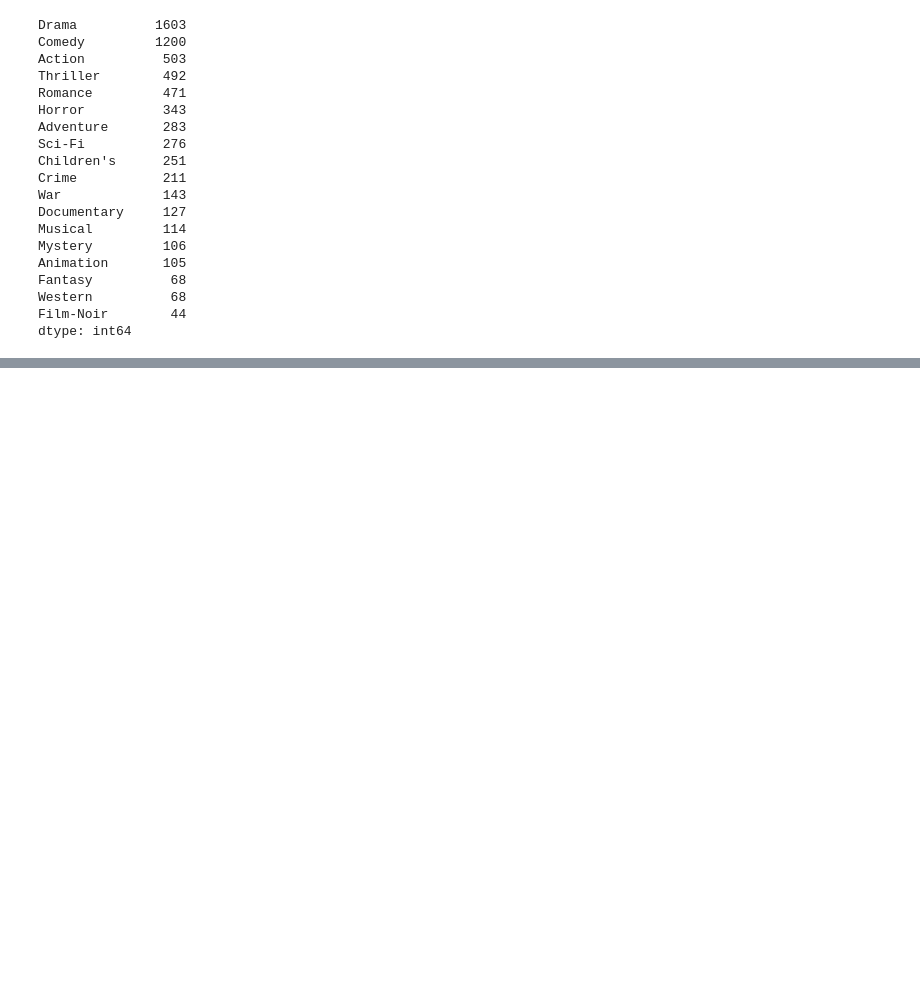
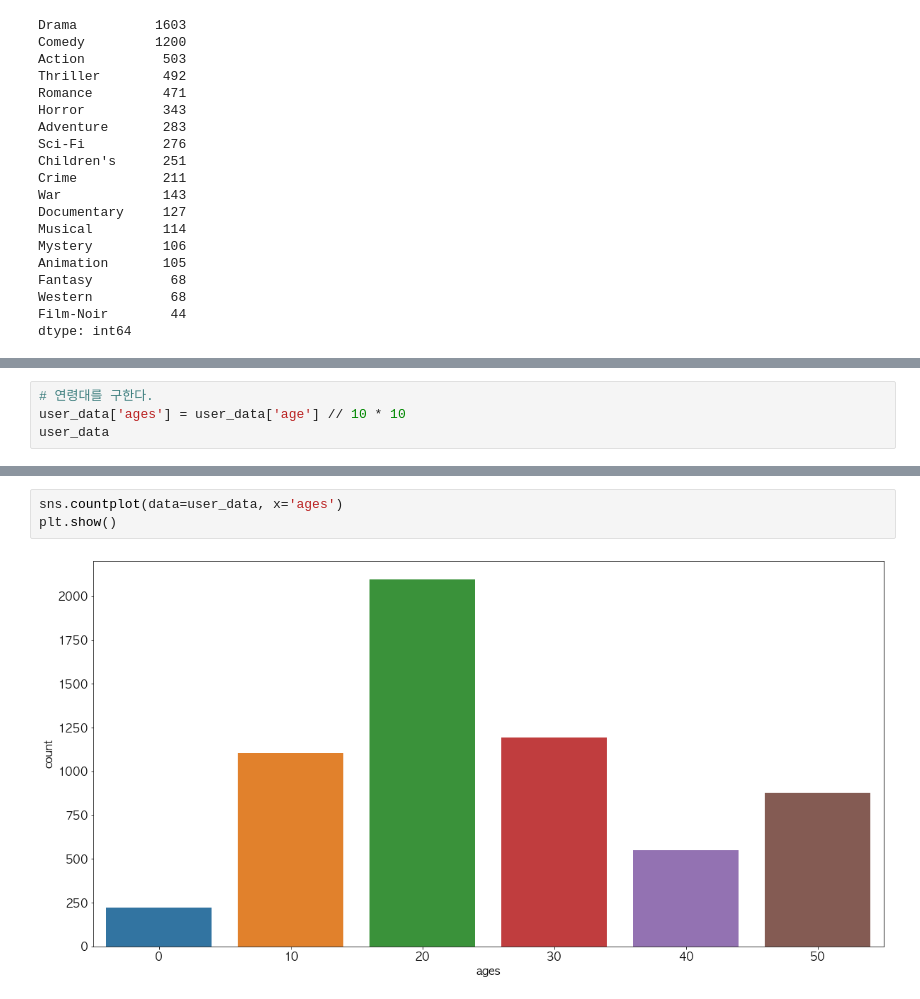
Before and after one commit to amyhyolee/ai-workspace, a Jupyter notebook: 03_데이터분석실습/16_영화 평점 데이터 분석.ipynb, the cells around one changed output, grey strips where cells are left out. Drawn from its saved outputs; the diff is of its cells as text; blank space fills up the shorter version.

```diff
--- a/03_데이터분석실습/16_영화 평점 데이터 분석.ipynb
+++ b/03_데이터분석실습/16_영화 평점 데이터 분석.ipynb
@@ -419,0 +446,4 @@ plt.show()
+# %%
+# 연령대를 구한다.
+user_data['ages'] = user_data['age'] // 10 * 10
+user_data
@@ -419,0 +464,5 @@ plt.show()
+# %%
+sns.countplot(data=user_data, x='ages')
+plt.show()
+# %% [output]
+[figure, added]
```
Also changed, not shown: parts of 56 cells of this notebook, 11 other files.
